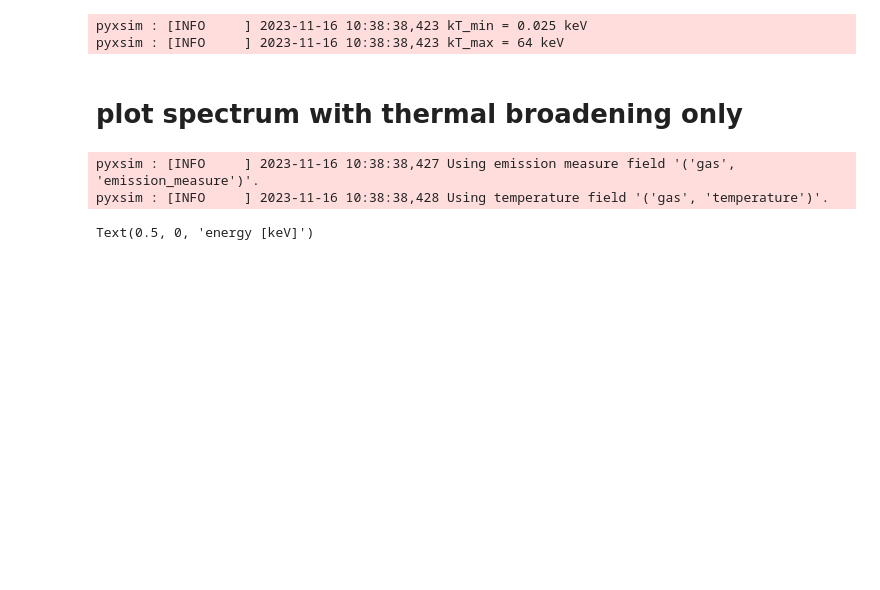
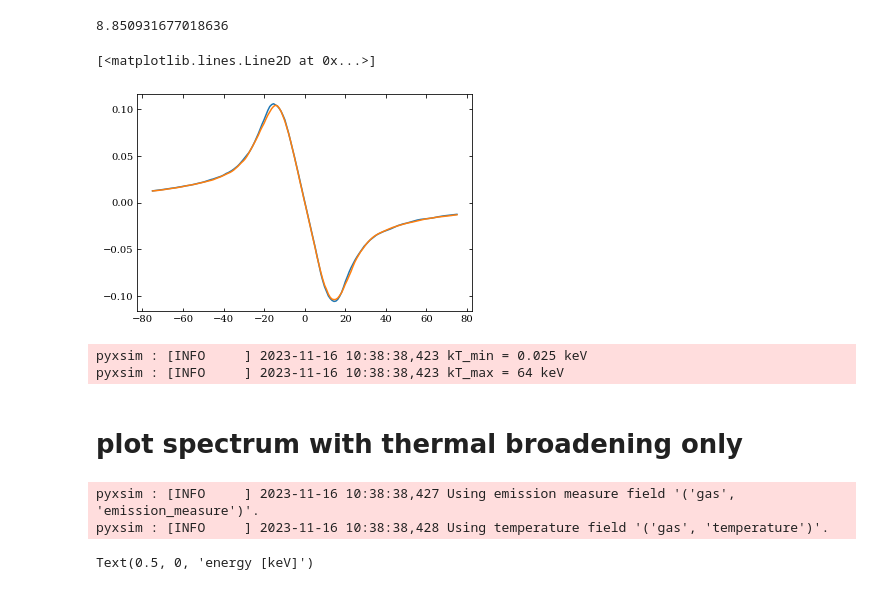
Before and after one commit to JonathanSternAstro/gizmo_analysis, a Jupyter notebook: ipynb/subsonic_solution/observables.ipynb, the cells around one changed output. Cells and saved outputs as stored; diff of their text form; code cells hidden in the pictures; blank space fills up the shorter version.

```diff
--- a/ipynb/subsonic_solution/observables.ipynb
+++ b/ipynb/subsonic_solution/observables.ipynb
@@ -121,3 +197,12 @@ y_tuple = X,Y,y * mask
+# %%
+d=30*3; print(X[d]);
+pl.plot(X,y[d,:])
+pl.plot(X,image2[d,:])
+#pl.plot(X,image2[d,:]/y[d,:],c='k')
+# %% [output]
+8.850931677018636
+[<matplotlib.lines.Line2D at 0x...>]
+[figure, added]
 # %%
 emin_in_keV = 0.54
 emax_in_keV = 0.59
```
Also changed, not shown: parts of 15 cells of this notebook, 2 other files.
